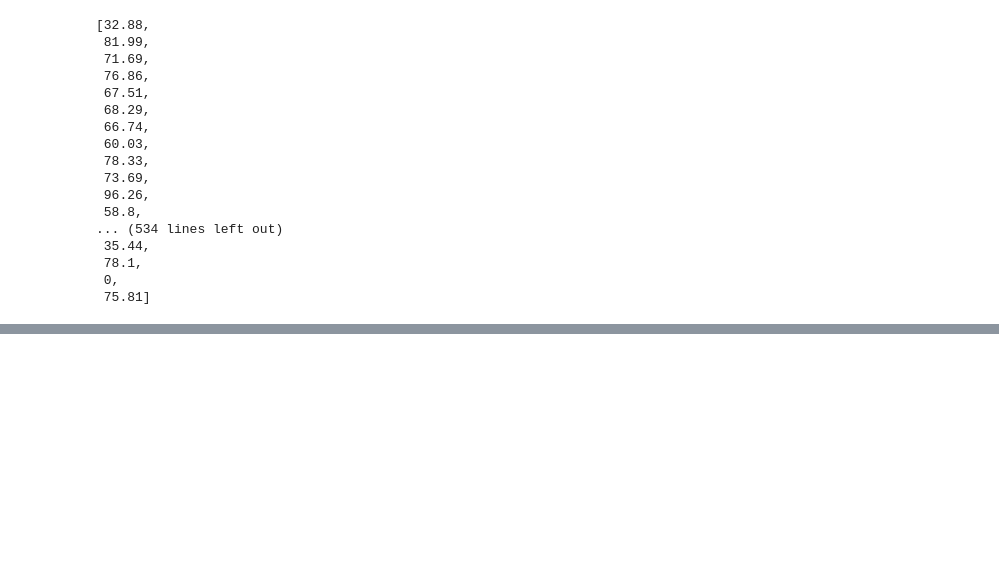
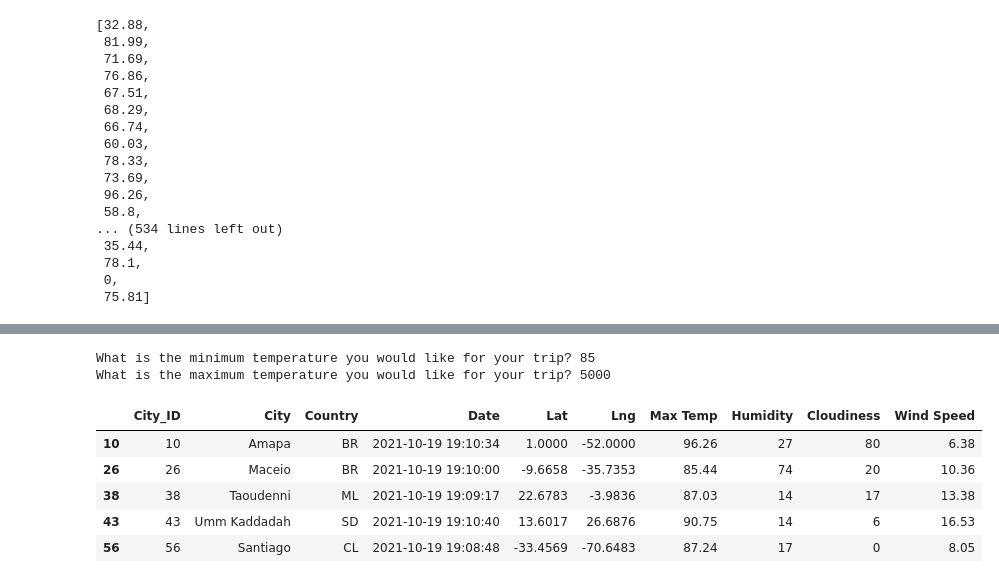
Before and after one commit to timothykeating/World_Weather_Analysis, a Jupyter notebook: VacationPy.ipynb, the cells around one changed output, grey strips where cells are left out. Saved outputs shown, nothing was run; the diff lists cells and outputs as text; code cells hidden in the pictures; blank space fills up the shorter version.

```diff
--- a/VacationPy.ipynb
+++ b/VacationPy.ipynb
@@ -174,0 +184,17 @@ fig
+# %%
+# Ask the customer to add a minimum and maximum temperature value.
+min_temp = float(input("What is the minimum temperature you would like for your trip? "))
+max_temp = float(input("What is the maximum temperature you would like for your trip? "))
+# %% [output]
+What is the minimum temperature you would like for your trip? 85
+What is the maximum temperature you would like for your trip? 5000
+# %%
+tempfilter_df = city_data_df.loc[(city_data_df['Max Temp']>=min_temp) & (city_data_df['Max Temp']<=max_temp)]
+tempfilter_df.head()
+# %% [output]
+|  | City_ID | City | Country | Date | Lat | Lng | Max Temp | Humidity | Cloudiness | Wind Speed |
+| 10 | 10 | Amapa | BR | 2021-10-19 19:10:34 | 1.0000 | -52.0000 | 96.26 | 27 | 80 | 6.38 |
+| 26 | 26 | Maceio | BR | 2021-10-19 19:10:00 | -9.6658 | -35.7353 | 85.44 | 74 | 20 | 10.36 |
+| 38 | 38 | Taoudenni | ML | 2021-10-19 19:09:17 | 22.6783 | -3.9836 | 87.03 | 14 | 17 | 13.38 |
+| 43 | 43 | Umm Kaddadah | SD | 2021-10-19 19:10:40 | 13.6017 | 26.6876 | 90.75 | 14 | 6 | 16.53 |
+| 56 | 56 | Santiago | CL | 2021-10-19 19:08:48 | -33.4569 | -70.6483 | 87.24 | 17 | 0 | 8.05 |
```
Also changed, not shown: parts of 17 cells of this notebook.
